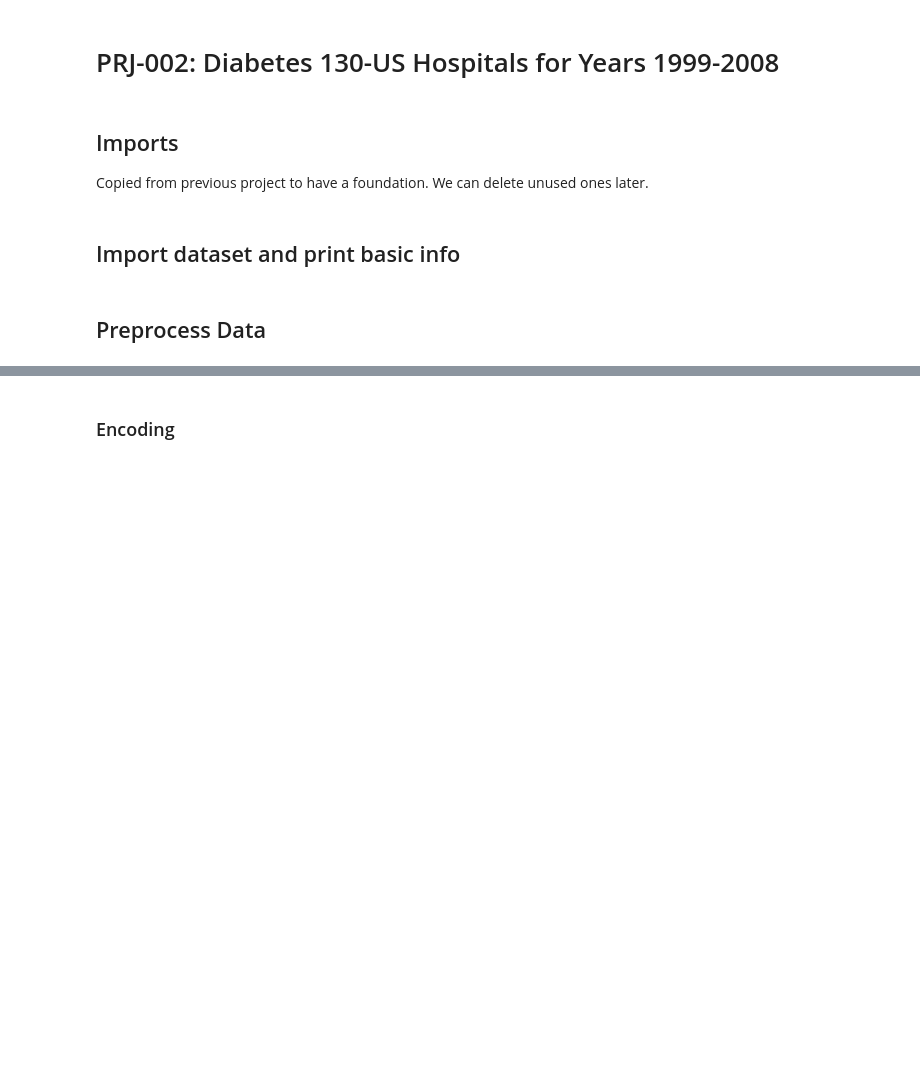
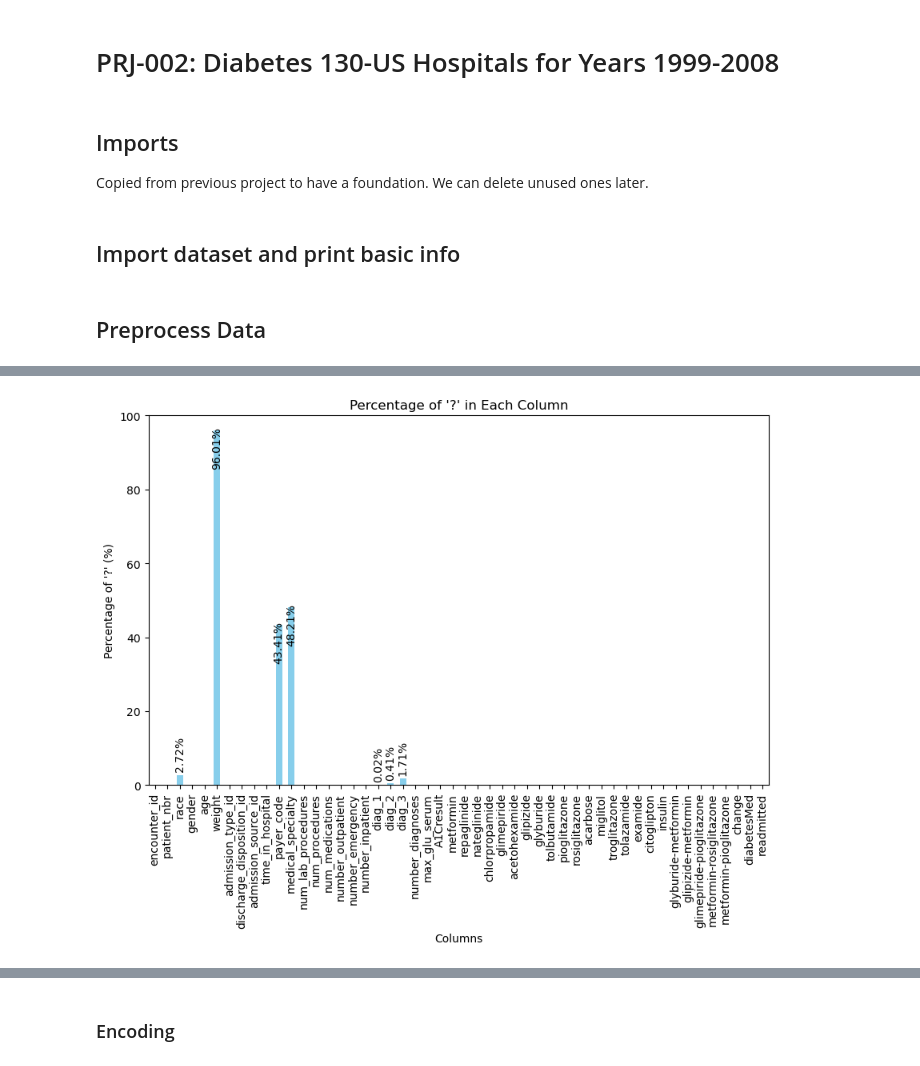
Before and after one commit to Coolnam3/ML_Project, a Jupyter notebook: main.ipynb, the cells around one changed output, grey strips where cells are left out. Drawn from its saved outputs; the diff is of its cells as text; code cells hidden in the pictures; blank space fills up the shorter version.

```diff
--- a/main.ipynb
+++ b/main.ipynb
@@ -104,0 +118,2 @@ Drop columns with too many missing values and fill in others.
+# %%
+data = data.drop_duplicates(subset=['patient_nbr'])
@@ -104,0 +125,24 @@ Drop columns with too many missing values and fill in others.
+# %%
+total_counts = data.shape[0]
+
+# Calculate the number of ? values in each column
+question_mark_counts = data.apply(lambda col: col.astype(str).str.count(r'\?').sum())
+
+question_mark_percentage = (question_mark_counts / total_counts) * 100
+
+plt.figure(figsize=(10, 6))
+question_mark_percentage.plot(kind='bar', color='skyblue')
+plt.title("Percentage of '?' in Each Column")
+plt.xlabel("Columns")
+plt.ylabel("Percentage of '?' (%)")
+plt.ylim(0, 100)  # Set y-axis from 0 to 100% for clarity
+plt.xticks(rotation=90)
+
+# Add percentage labels on top of each bar
+for idx, value in enumerate(question_mark_percentage):
+    if(value>0):
+        plt.text(idx, value + 1, f'{value:.2f}%', ha='center', va=('top' if value>10 else 'bottom'), fontsize=10, rotation=90)
+
+plt.show()
+# %% [output]
+[figure, added]
```
Also changed, not shown: parts of 33 cells of this notebook.
